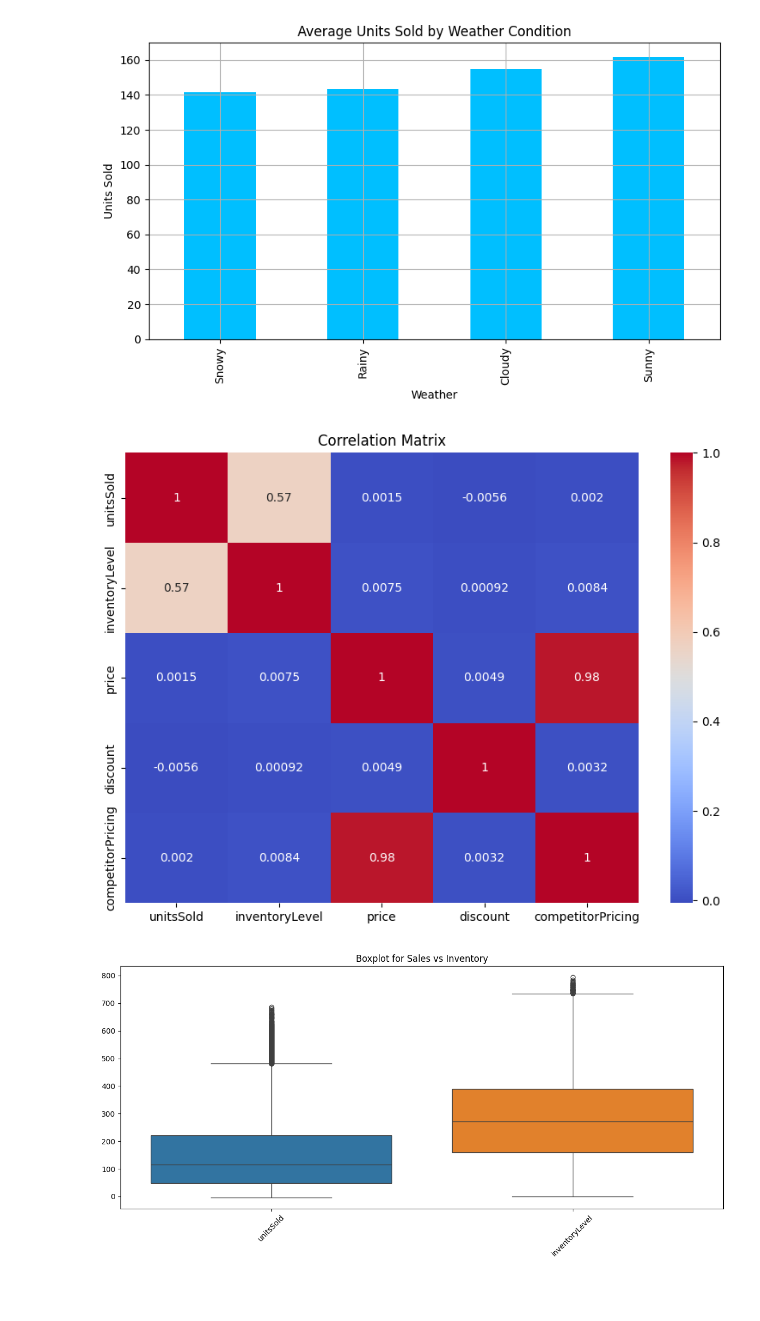
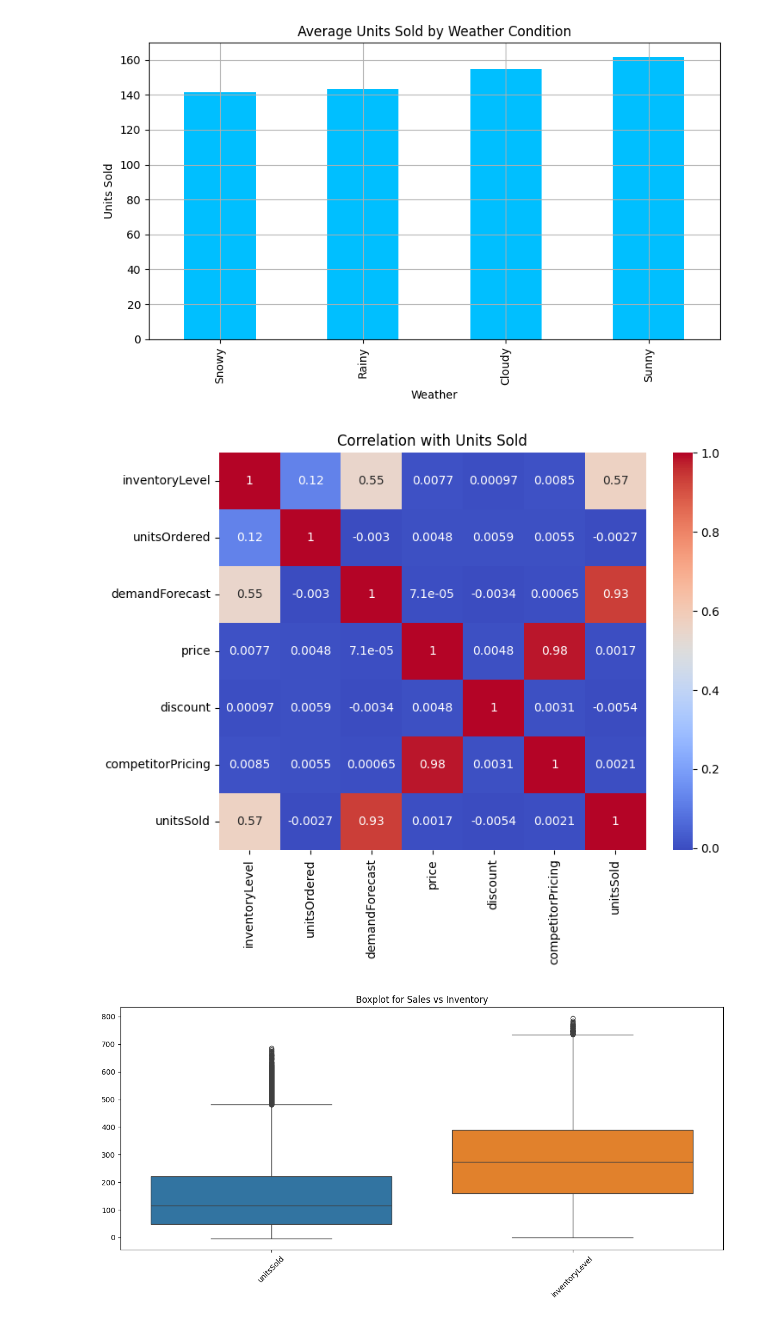
Before and after one commit to imdeadlock/Inventory_Optimization, a Jupyter notebook: Inventory.ipynb, the cells around one changed output. Drawn from its saved outputs; the diff is of its cells as text; code cells hidden in the pictures; blank space fills up the shorter version.

```diff
--- a/Inventory.ipynb
+++ b/Inventory.ipynb
@@ -154,3 +169,5 @@ df['date'] = pd.to_datetime(df['date'])
+# %%
+df = df[df['date'] < '2024-01-01']
 # %%
 df.hist(figsize=(15,8))
 # %% [output]
@@ -266,13 +283,13 @@ plt.show()
 # %% [output]
 [figure]
 # %%
+numeric_cols = ['inventoryLevel', 'unitsOrdered', 'demandForecast', 'price', 'discount', 'competitorPricing', 'unitsSold']
 plt.figure(figsize=(8, 6))
-sns.heatmap(df[['unitsSold', 'inventoryLevel', 'price', 'discount', 'competitorPricing']].corr(), annot=True, cmap='coolwarm')
-plt.title("Correlation Matrix")
-plt.tight_layout()
+sns.heatmap(df[numeric_cols].corr(), annot=True, cmap='coolwarm')
+plt.title("Correlation with Units Sold")
 plt.show()
 # %% [output]
-[figure, old version]
+[figure, new version]
 # %%
 plt.figure(figsize=(12, 6))
 sns.boxplot(data=df[['unitsSold', 'inventoryLevel' ]])
```
Also changed, not shown: parts of 56 cells of this notebook.
